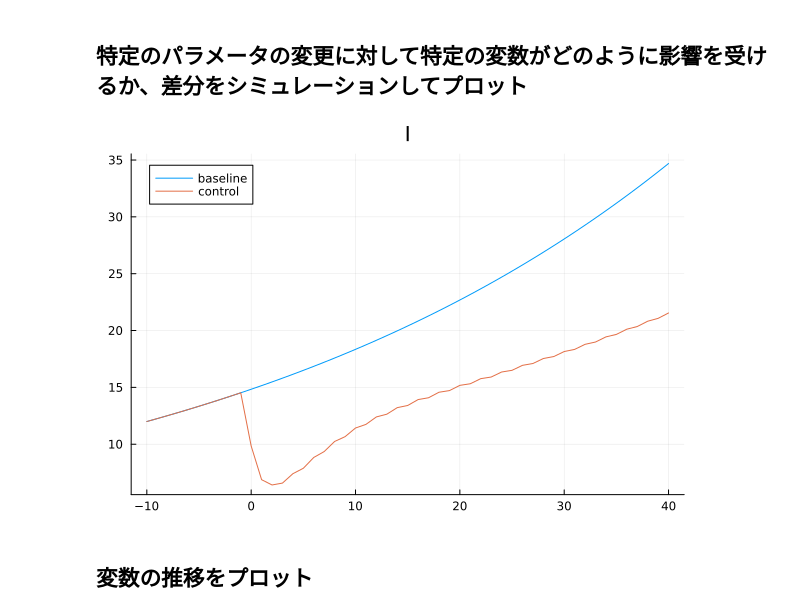
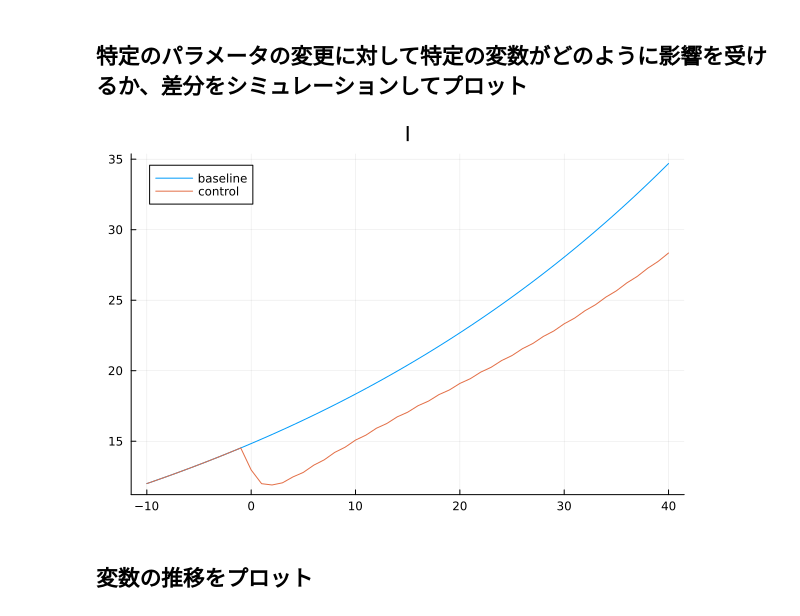
Before and after one commit to rokaboNatttsu/SFC_6, a Jupyter notebook: main.ipynb, the cells around one changed output. Cells and saved outputs as stored; diff of their text form; code cells hidden in the pictures.

```diff
--- a/main.ipynb
+++ b/main.ipynb
@@ -480,21 +480,21 @@ $t=100$あたりから方対数プロットの傾きがどの変数も同じ程
 # %%
 run(2:N) # ベースラインシナリオを計算
 plot(-10:40, I[end-50:end], label="baseline", title="I")
 
 #   ここでパラメータを変える
 #rGB = 0.03         #   国債の利回りの増加
 #ϵ5, ϵ8 = 0.05, 0.02#   家計の資産税増税
 #ϵ6 = 0.01          #   企業の資本への課税の増税
 #ϵ1, ϵ4 = 0.3, 0.6  #   所得税増税
 #ϵ2 = 0.05          #   付加価値税増税
 #ϵ3 = 0.1           #   法人税増税
 #γ = 0.00           #   政府支出増加率減少
-δ = 0.6            #   賃金への分配割合の増減
+δ = 0.65            #   賃金への分配割合の増減
 
 run(N-40:N) # パラメータの変化に対する短期・中期・長期的影響をシミュレーションする
 plot!(-10:40, I[end-50:end], label="control")
 # %% [output]
-[figure, old version]
+[figure, new version]
 # %% [markdown]
 ## 変数の推移をプロット
 # %% [markdown]
```
Also changed, not shown: parts of 29 cells of this notebook.
